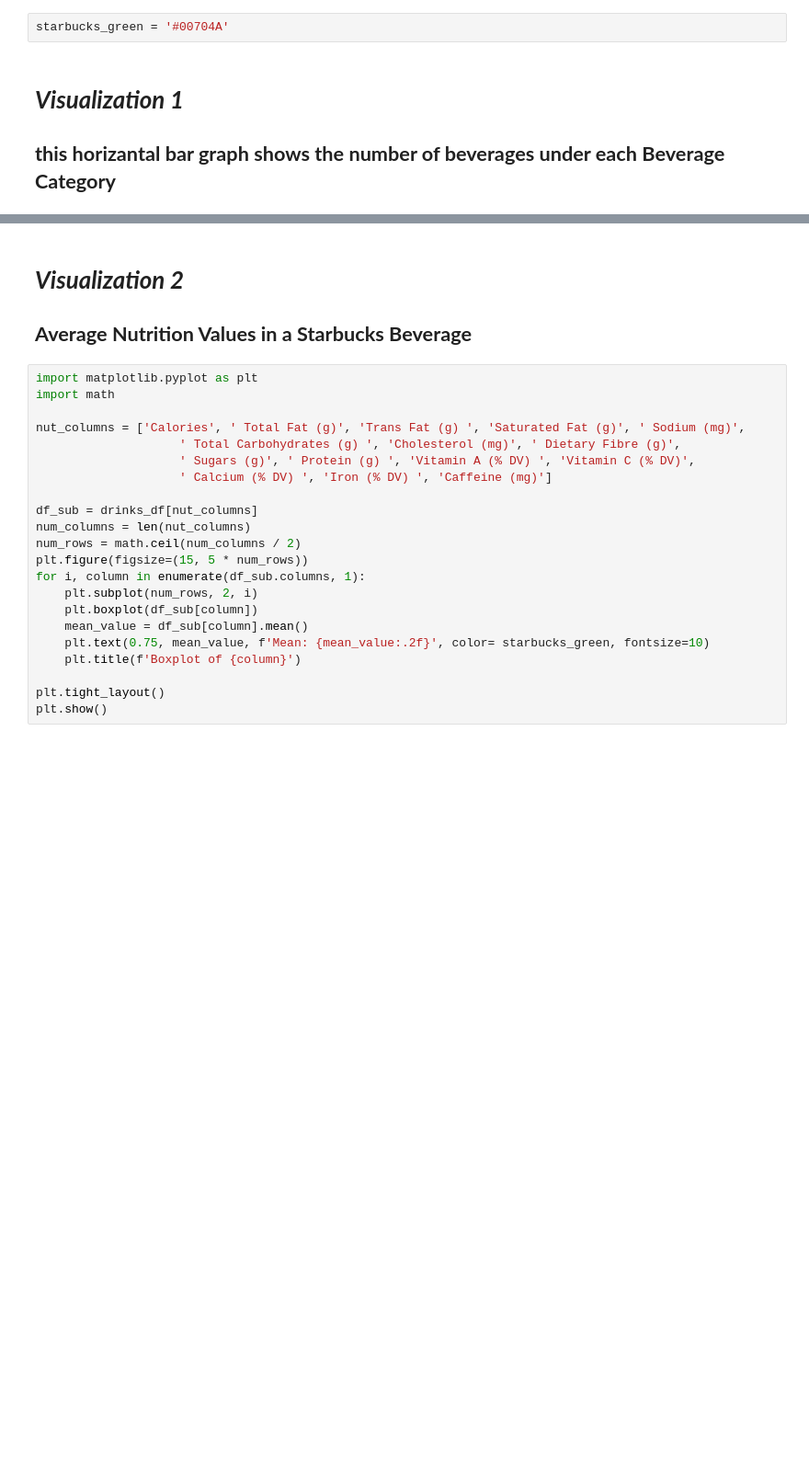
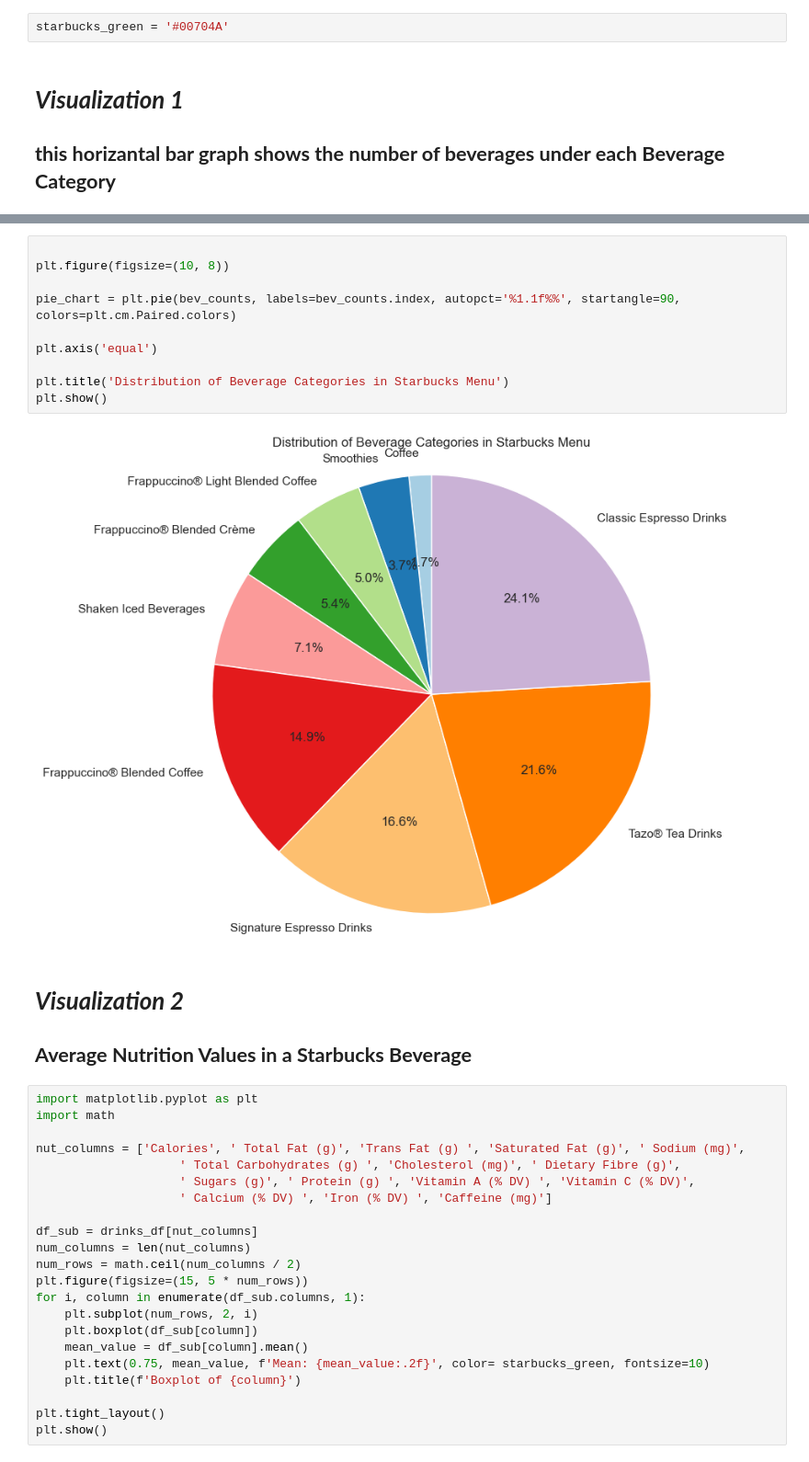
Before and after one commit to nihith-nath/Starbucks-Analysis, a Jupyter notebook: starbucks_analysis.ipynb, the cells around one changed output, grey strips where cells are left out. Shown at 92% size. Cells and saved outputs as stored; diff of their text form; blank space fills up the shorter version.

```diff
--- a/starbucks_analysis.ipynb
+++ b/starbucks_analysis.ipynb
@@ -197,4 +184,16 @@ plt.show()
 [figure]
+# %%
+
+plt.figure(figsize=(10, 8))
+
+pie_chart = plt.pie(bev_counts, labels=bev_counts.index, autopct='%1.1f%%', startangle=90, colors=plt.cm.Paired.colors)
+
+plt.axis('equal')
+
+plt.title('Distribution of Beverage Categories in Starbucks Menu')
+plt.show()
+# %% [output]
+[figure, added]
 # %% [markdown]
 # ***Visualization 2***
 
```
Also changed, not shown: parts of 14 cells of this notebook.
